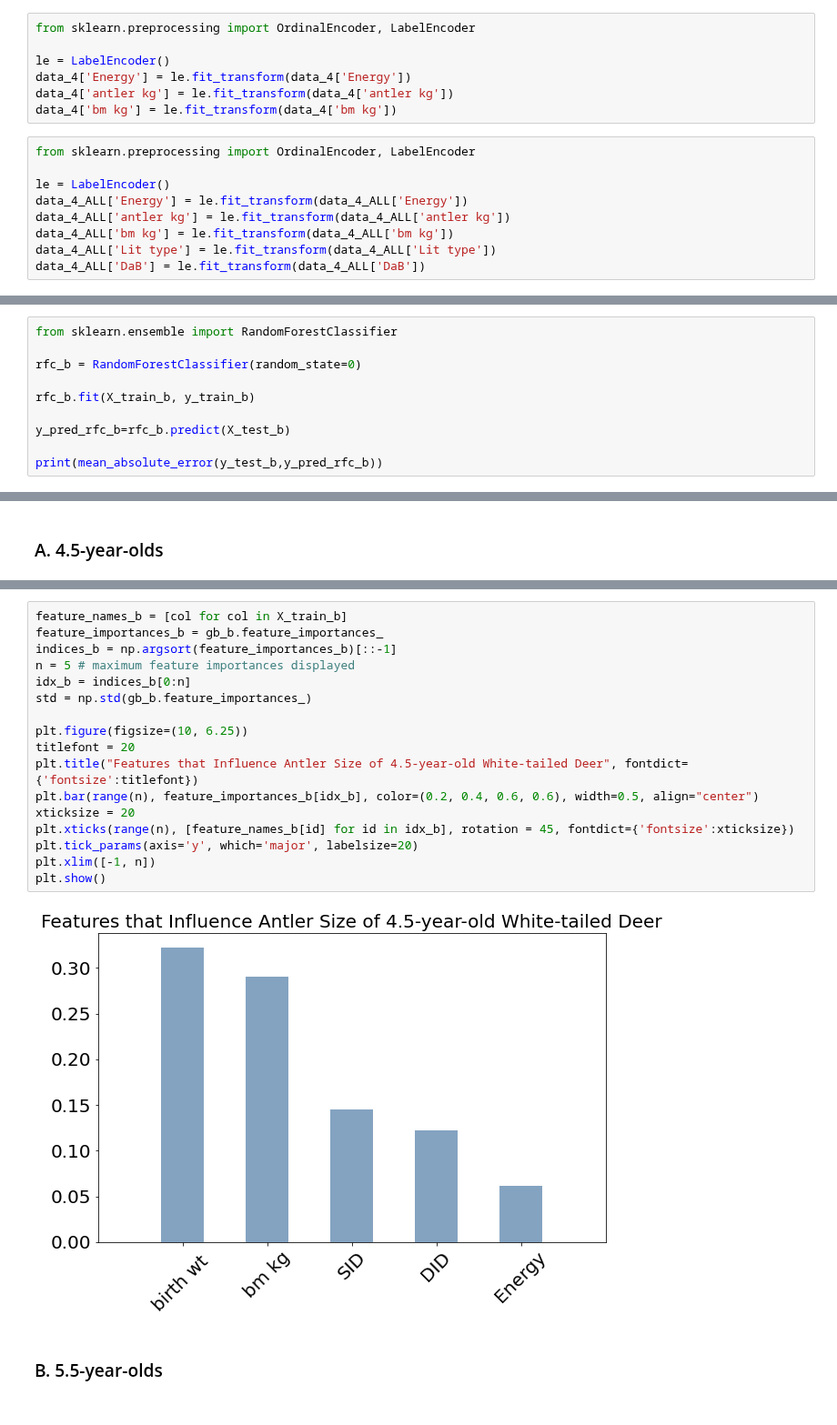
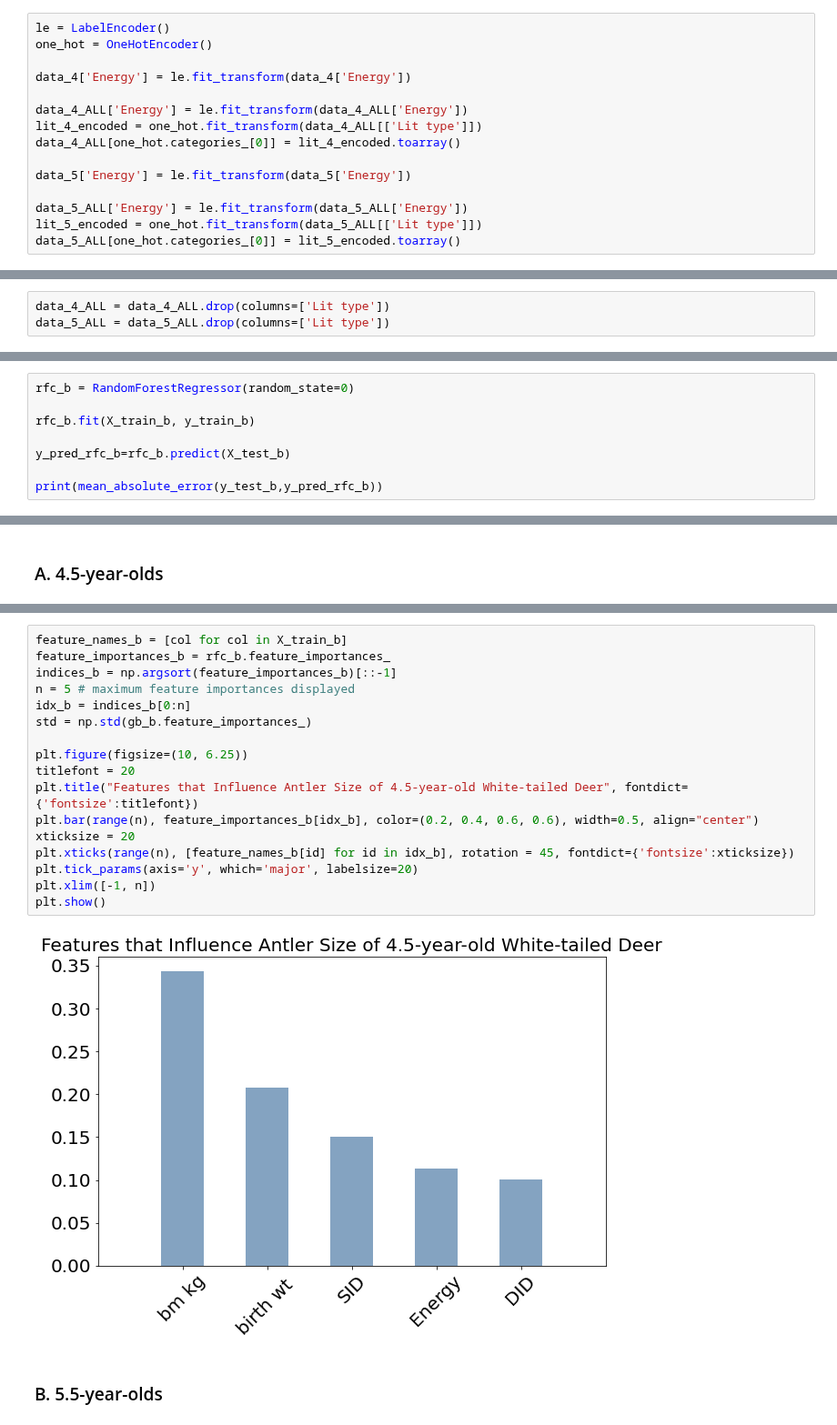
Before and after one commit to sont5413/Predictors-of-Antler-Size-in-White-tailed-Deer, a Jupyter notebook: Antler Size_4.5-_&_5.5-year-olds.ipynb, the cells around one changed output, grey strips where cells are left out. Shown at 91% size. Saved outputs shown, nothing was run; the diff lists cells and outputs as text.

```diff
--- a/Antler Size_4.5-_&_5.5-year-olds.ipynb
+++ b/Antler Size_4.5-_&_5.5-year-olds.ipynb
@@ -74,16 +62,15 @@ data_5_ALL.dropna()
 # %%
-from sklearn.preprocessing import OrdinalEncoder, LabelEncoder
+le = LabelEncoder()
+one_hot = OneHotEncoder()
 
-le = LabelEncoder()
 data_4['Energy'] = le.fit_transform(data_4['Energy'])
-data_4['antler kg'] = le.fit_transform(data_4['antler kg'])
-data_4['bm kg'] = le.fit_transform(data_4['bm kg'])
+
+data_4_ALL['Energy'] = le.fit_transform(data_4_ALL['Energy'])
+lit_4_encoded = one_hot.fit_transform(data_4_ALL[['Lit type']])
+data_4_ALL[one_hot.categories_[0]] = lit_4_encoded.toarray()
+
+data_5['Energy'] = le.fit_transform(data_5['Energy'])
+
+data_5_ALL['Energy'] = le.fit_transform(data_5_ALL['Energy'])
+lit_5_encoded = one_hot.fit_transform(data_5_ALL[['Lit type']])
+data_5_ALL[one_hot.categories_[0]] = lit_5_encoded.toarray()
-# %%
-from sklearn.preprocessing import OrdinalEncoder, LabelEncoder
-
-le = LabelEncoder()
-data_4_ALL['Energy'] = le.fit_transform(data_4_ALL['Energy'])
-data_4_ALL['antler kg'] = le.fit_transform(data_4_ALL['antler kg'])
-data_4_ALL['bm kg'] = le.fit_transform(data_4_ALL['bm kg'])
-data_4_ALL['Lit type'] = le.fit_transform(data_4_ALL['Lit type'])
-data_4_ALL['DaB'] = le.fit_transform(data_4_ALL['DaB'])
@@ -106,3 +77,6 @@ data_5_ALL['DaB'] = le.fit_transform(data_5_ALL['DaB'])
+# %%
+data_4_ALL = data_4_ALL.drop(columns=['Lit type'])
+data_5_ALL = data_5_ALL.drop(columns=['Lit type'])
 # %% [markdown]
 ## 5. Creating the test and train data sets
 # %%
@@ -154,7 +115,5 @@ print(mean_absolute_error(y_test_a,y_pred_rfc_a))
 # %%
-from sklearn.ensemble import RandomForestClassifier
-
-rfc_b = RandomForestClassifier(random_state=0)
+rfc_b = RandomForestRegressor(random_state=0)
 
 rfc_b.fit(X_train_b, y_train_b)
 
@@ -300,22 +247,22 @@ feat_importances_b
 # %%
 feature_names_b = [col for col in X_train_b]
-feature_importances_b = gb_b.feature_importances_
+feature_importances_b = rfc_b.feature_importances_
 indices_b = np.argsort(feature_importances_b)[::-1]
 n = 5 # maximum feature importances displayed
 idx_b = indices_b[0:n]
 std = np.std(gb_b.feature_importances_)
 
 plt.figure(figsize=(10, 6.25))
 titlefont = 20
 plt.title("Features that Influence Antler Size of 4.5-year-old White-tailed Deer", fontdict={'fontsize':titlefont})
 plt.bar(range(n), feature_importances_b[idx_b], color=(0.2, 0.4, 0.6, 0.6), width=0.5, align="center")
 xticksize = 20
 plt.xticks(range(n), [feature_names_b[id] for id in idx_b], rotation = 45, fontdict={'fontsize':xticksize})
 plt.tick_params(axis='y', which='major', labelsize=20)
 plt.xlim([-1, n])
 plt.show()
 # %% [output]
-[figure, old version]
+[figure, new version]
 # %% [markdown]
 ### B. 5.5-year-olds
 # %%
```
Also changed, not shown: parts of 28 cells of this notebook, 4 other files.
